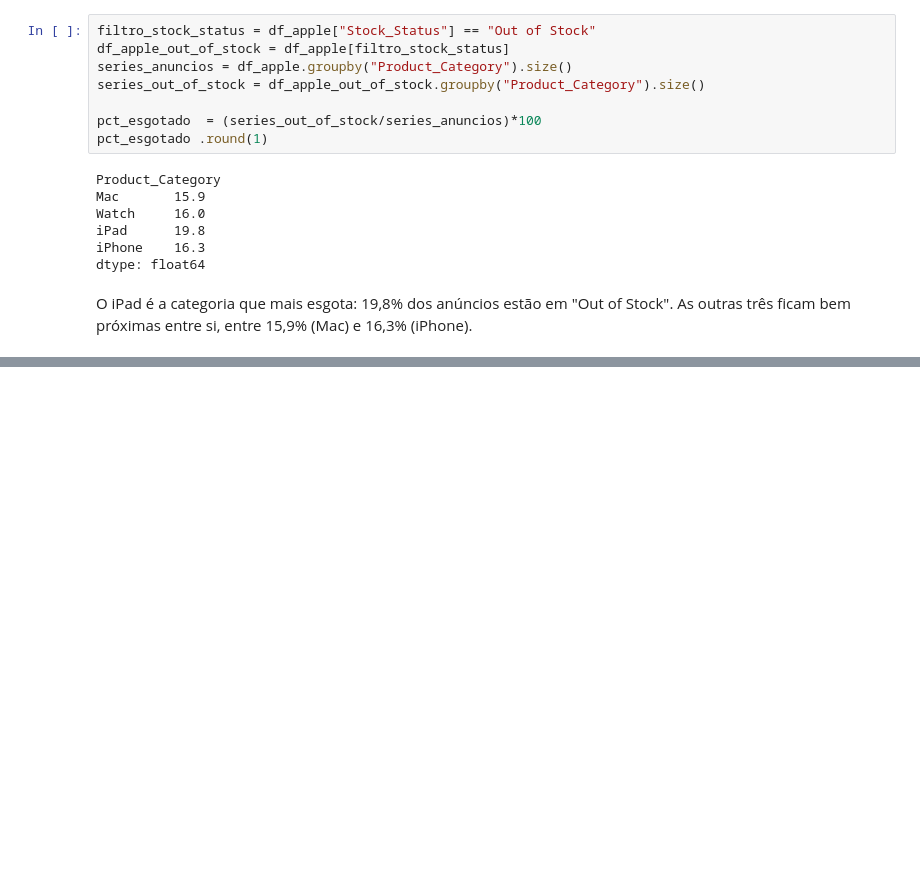
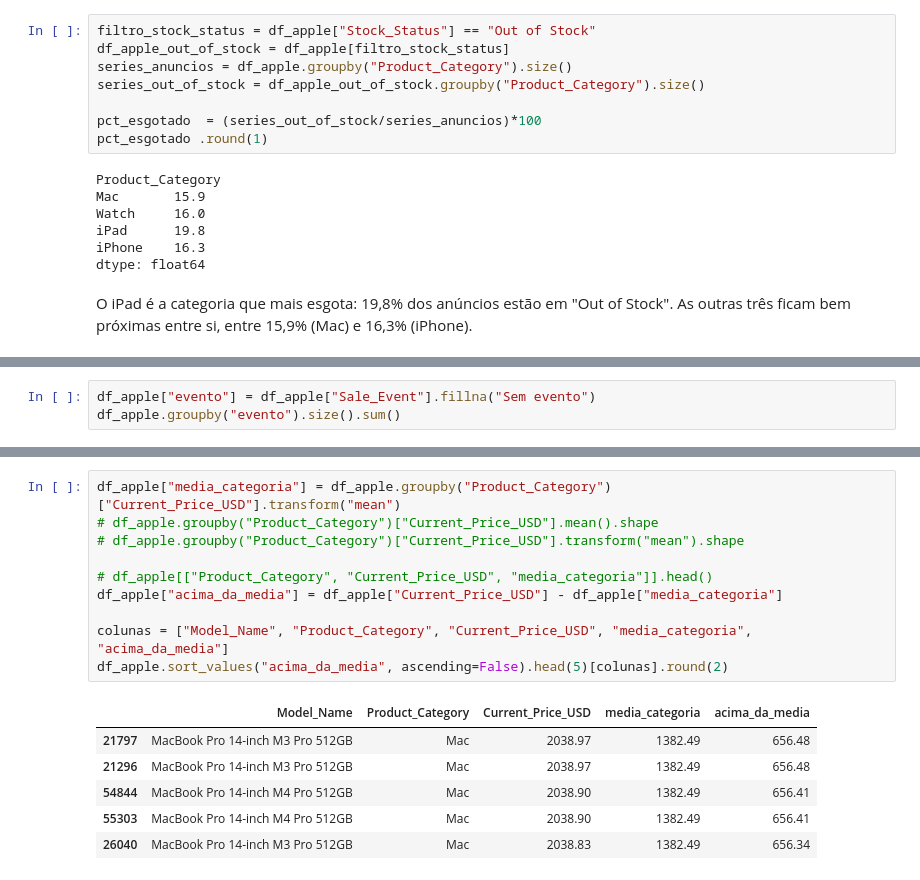
Before and after one commit to RafaelsBahr/pandas-groupby, a Jupyter notebook: notebooks/groupby_apple.ipynb, the cells around one changed output, grey strips where cells are left out. Cells and saved outputs as stored; diff of their text form; blank space fills up the shorter version.

```diff
--- a/notebooks/groupby_apple.ipynb
+++ b/notebooks/groupby_apple.ipynb
@@ -322,0 +335,3 @@ O iPad é a categoria que mais esgota: 19,8% dos anúncios estão em "Out of Sto
+# %%
+df_apple["evento"] = df_apple["Sale_Event"].fillna("Sem evento")
+df_apple.groupby("evento").size().sum()
@@ -322,0 +458,17 @@ O iPad é a categoria que mais esgota: 19,8% dos anúncios estão em "Out of Sto
+# %%
+df_apple["media_categoria"] = df_apple.groupby("Product_Category")["Current_Price_USD"].transform("mean")
+# df_apple.groupby("Product_Category")["Current_Price_USD"].mean().shape
+# df_apple.groupby("Product_Category")["Current_Price_USD"].transform("mean").shape
+
+# df_apple[["Product_Category", "Current_Price_USD", "media_categoria"]].head()
+df_apple["acima_da_media"] = df_apple["Current_Price_USD"] - df_apple["media_categoria"]
+
+colunas = ["Model_Name", "Product_Category", "Current_Price_USD", "media_categoria", "acima_da_media"]
+df_apple.sort_values("acima_da_media", ascending=False).head(5)[colunas].round(2)
+# %% [output]
+|  | Model_Name | Product_Category | Current_Price_USD | media_categoria | acima_da_media |
+| 21797 | MacBook Pro 14-inch M3 Pro 512GB | Mac | 2038.97 | 1382.49 | 656.48 |
+| 21296 | MacBook Pro 14-inch M3 Pro 512GB | Mac | 2038.97 | 1382.49 | 656.48 |
+| 54844 | MacBook Pro 14-inch M4 Pro 512GB | Mac | 2038.90 | 1382.49 | 656.41 |
+| 55303 | MacBook Pro 14-inch M4 Pro 512GB | Mac | 2038.90 | 1382.49 | 656.41 |
+| 26040 | MacBook Pro 14-inch M3 Pro 512GB | Mac | 2038.83 | 1382.49 | 656.34 |
```
Also changed, not shown: parts of 21 cells of this notebook, 4 other files.
